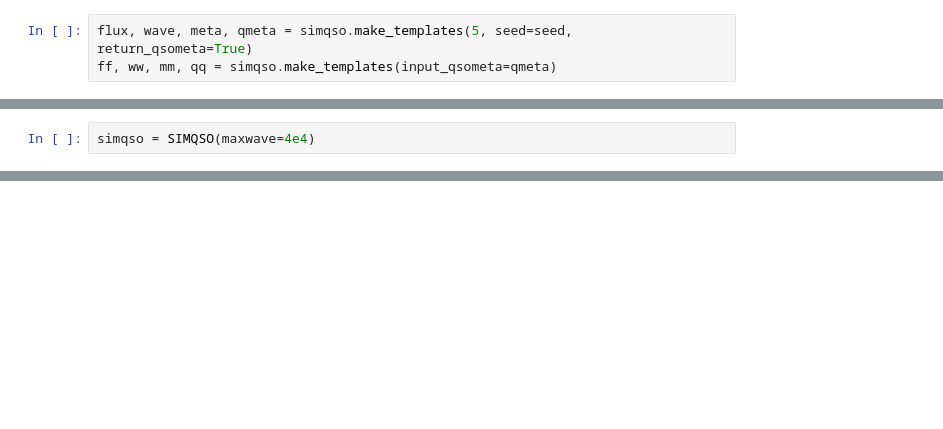
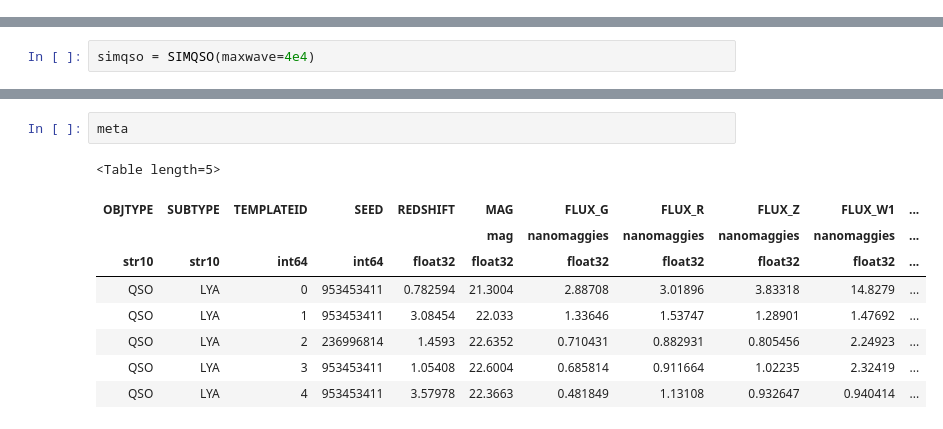
Before and after one commit to desihub/desisim, a Jupyter notebook: doc/nb/simqso-templates.ipynb, the cells around one changed output, grey strips where cells are left out. Cells and saved outputs as stored; diff of their text form; blank space fills up the shorter version.

```diff
--- a/doc/nb/simqso-templates.ipynb
+++ b/doc/nb/simqso-templates.ipynb
@@ -20,3 +16,0 @@ simqso = SIMQSO()
-# %%
-flux, wave, meta, qmeta = simqso.make_templates(5, seed=seed, return_qsometa=True)
-ff, ww, mm, qq = simqso.make_templates(input_qsometa=qmeta)
@@ -279,0 +317,12 @@ simqso = SIMQSO(maxwave=4e4)
+# %%
+meta
+# %% [output]
+<Table length=5>
+| OBJTYPE | SUBTYPE | TEMPLATEID | SEED | REDSHIFT | MAG | FLUX_G | FLUX_R | FLUX_Z | FLUX_W1 | ... |
+|  |  |  |  |  | mag | nanomaggies | nanomaggies | nanomaggies | nanomaggies | ... |
+| str10 | str10 | int64 | int64 | float32 | float32 | float32 | float32 | float32 | float32 | ... |
+| QSO | LYA | 0 | 953453411 | 0.782594 | 21.3004 | 2.88708 | 3.01896 | 3.83318 | 14.8279 | ... |
+| QSO | LYA | 1 | 953453411 | 3.08454 | 22.033 | 1.33646 | 1.53747 | 1.28901 | 1.47692 | ... |
+| QSO | LYA | 2 | 236996814 | 1.4593 | 22.6352 | 0.710431 | 0.882931 | 0.805456 | 2.24923 | ... |
+| QSO | LYA | 3 | 953453411 | 1.05408 | 22.6004 | 0.685814 | 0.911664 | 1.02235 | 2.32419 | ... |
+| QSO | LYA | 4 | 953453411 | 3.57978 | 22.3663 | 0.481849 | 1.13108 | 0.932647 | 0.940414 | ... |
```
Also changed, not shown: parts of 21 cells of this notebook.
